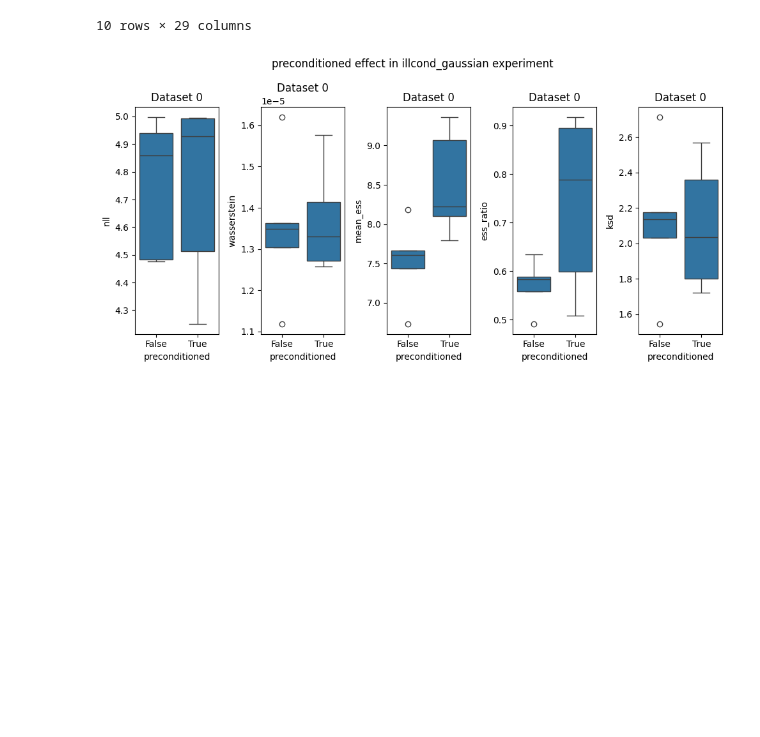
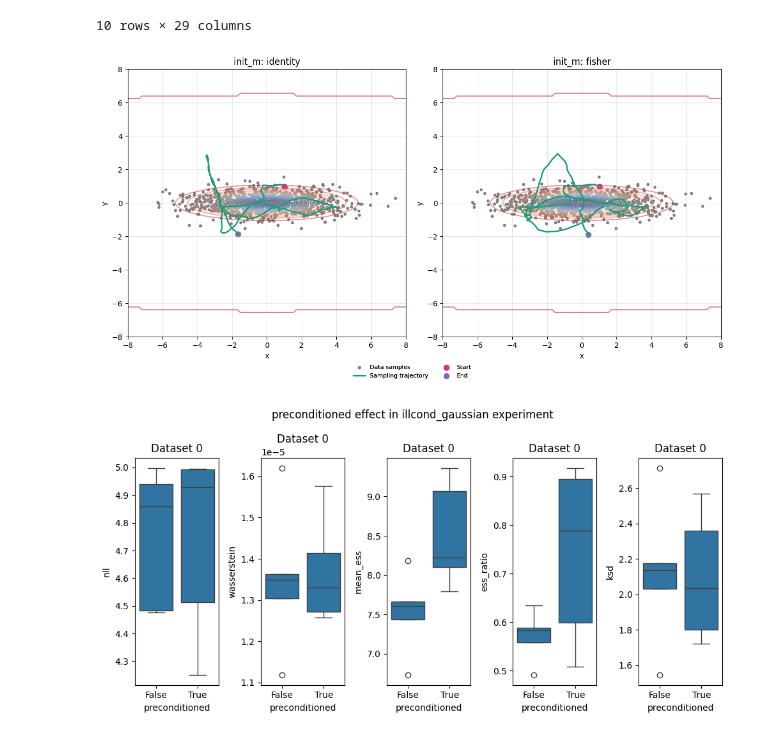
Before and after one commit to mo374z/enhancing-sgmcmc, a Jupyter notebook: notebooks/evaluate_experiments.ipynb, the cells around one changed output. Cells and saved outputs as stored; diff of their text form; code cells hidden in the pictures; blank space fills up the shorter version.

```diff
--- a/notebooks/evaluate_experiments.ipynb
+++ b/notebooks/evaluate_experiments.ipynb
@@ -213,6 +213,42 @@ df
 | 8 | 0 | 20250504_235034 | illcond_gaussian | 5 | [[[5.0, 0.0], [0.0, 0.20000000298... | [[0, 0]] | 1000 | ... |
 | 9 | 0 | 20250504_235053 | illcond_gaussian | 5 | [[[5.0, 0.0], [0.0, 0.20000000298... | [[0, 0]] | 1000 | ... |
 10 rows × 29 columns
+# %%
+fig, axs = plt.subplots(1, 2, figsize=(12, 6))
+
+for i, init_m in enumerate(["identity", "fisher"]):
+    data, trajectory = run_experiment(
+        means=jnp.array([[0.0, 0.0]]),
+        covs=jnp.array([[[5.0, 0.0], [0.0, 0.2]]]),
+        weights=jnp.array([1.0]),
+        data_samples=1000,
+        mcmc_samples=500,
+        init_position=jnp.array([1.0, 1.0]),
+        init_m=init_m,
+        mdecay=0.02,
+        step_size=0.05,
+        n_batches=5,
+        seed=1,
+    )
+
+    plot_gmm_sampling(
+        fig=fig,
+        ax=axs[i],
+        trajectory=trajectory,
+        samples=data,
+        means=jnp.array([[0.0, 0.0]]),
+        covs=jnp.array([[[5.0, 0.0], [0.0, 0.2]]]),
+        weights=jnp.array([1.0]),
+        title=f"init_m: {init_m}",
+        plot_type="sampling",
+        xlim=(-8, 8),
+        ylim=(-8, 8),
+    )
+
+plt.tight_layout()
+plt.show()
+# %% [output]
+[figure, added]
 # %%
 parameter = "preconditioned"
 
```
Also changed, not shown: 4 other files.
